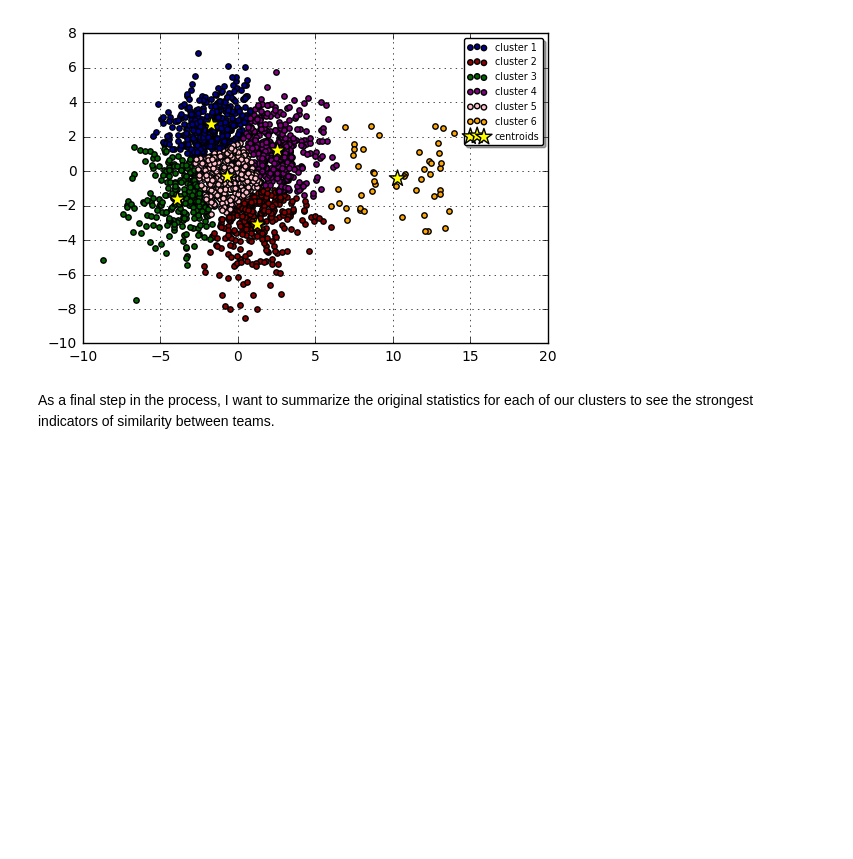
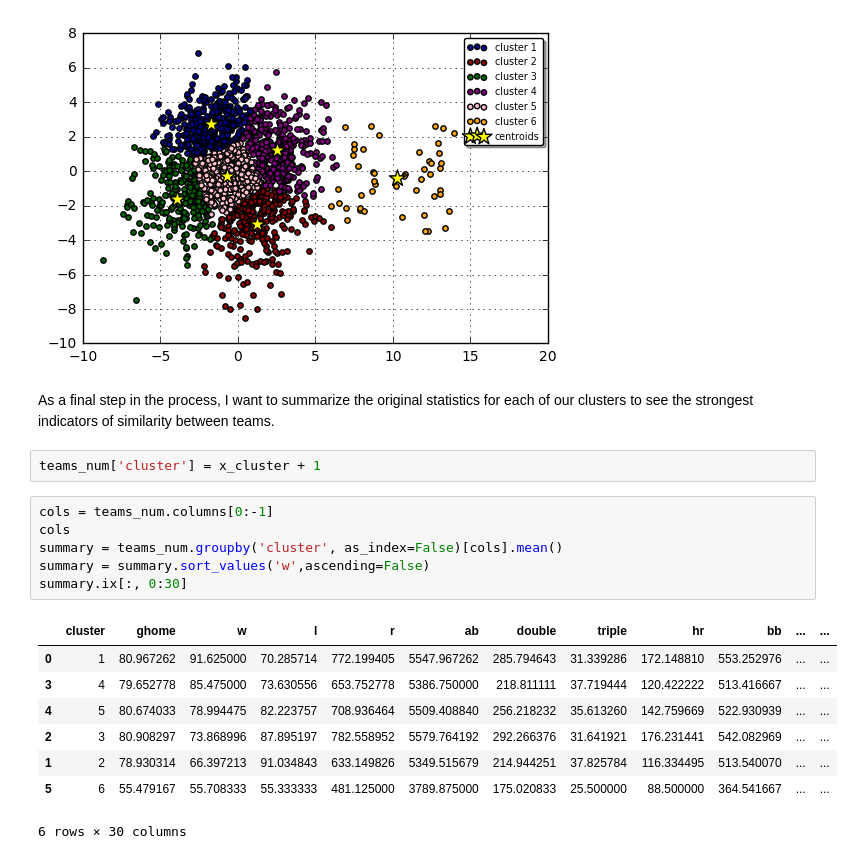
Before and after one commit to colson1111/Kaggle, a Jupyter notebook: Baseball/baseball_eda.ipynb, the cells around one changed output. Saved outputs shown, nothing was run; the diff lists cells and outputs as text; blank space fills up the shorter version.

Commit message:
summarize clusters

```diff
--- a/Baseball/baseball_eda.ipynb
+++ b/Baseball/baseball_eda.ipynb
@@ -255,3 +259,20 @@ plt.show()
 [figure]
 # %% [markdown]
 As a final step in the process, I want to summarize the original statistics for each of our clusters to see the strongest indicators of similarity between teams.
+# %%
+teams_num['cluster'] = x_cluster + 1
+# %%
+cols = teams_num.columns[0:-1]
+cols
+summary = teams_num.groupby('cluster', as_index=False)[cols].mean()
+summary = summary.sort_values('w',ascending=False)
+summary.ix[:, 0:30]
+# %% [output]
+|  | cluster | ghome | w | l | r | ab | double | triple | hr | bb | ... | ... |
+| 0 | 1 | 80.967262 | 91.625000 | 70.285714 | 772.199405 | 5547.967262 | 285.794643 | 31.339286 | 172.148810 | 553.252976 | ... | ... |
+| 3 | 4 | 79.652778 | 85.475000 | 73.630556 | 653.752778 | 5386.750000 | 218.811111 | 37.719444 | 120.422222 | 513.416667 | ... | ... |
+| 4 | 5 | 80.674033 | 78.994475 | 82.223757 | 708.936464 | 5509.408840 | 256.218232 | 35.613260 | 142.759669 | 522.930939 | ... | ... |
+| 2 | 3 | 80.908297 | 73.868996 | 87.895197 | 782.558952 | 5579.764192 | 292.266376 | 31.641921 | 176.231441 | 542.082969 | ... | ... |
+| 1 | 2 | 78.930314 | 66.397213 | 91.034843 | 633.149826 | 5349.515679 | 214.944251 | 37.825784 | 116.334495 | 513.540070 | ... | ... |
+| 5 | 6 | 55.479167 | 55.708333 | 55.333333 | 481.125000 | 3789.875000 | 175.020833 | 25.500000 | 88.500000 | 364.541667 | ... | ... |
+6 rows × 30 columns
```
Also changed, not shown: parts of 5 cells of this notebook.
